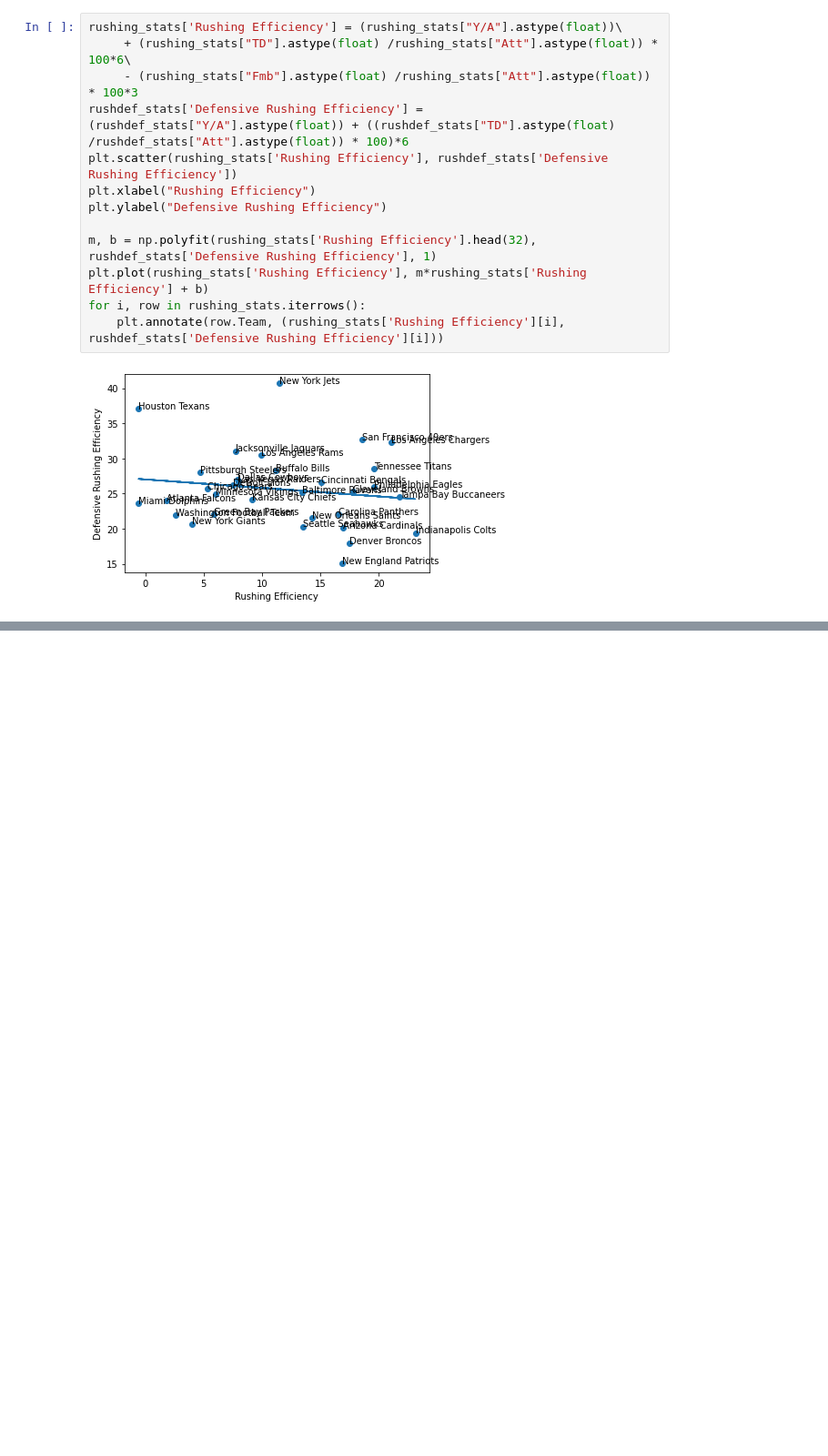
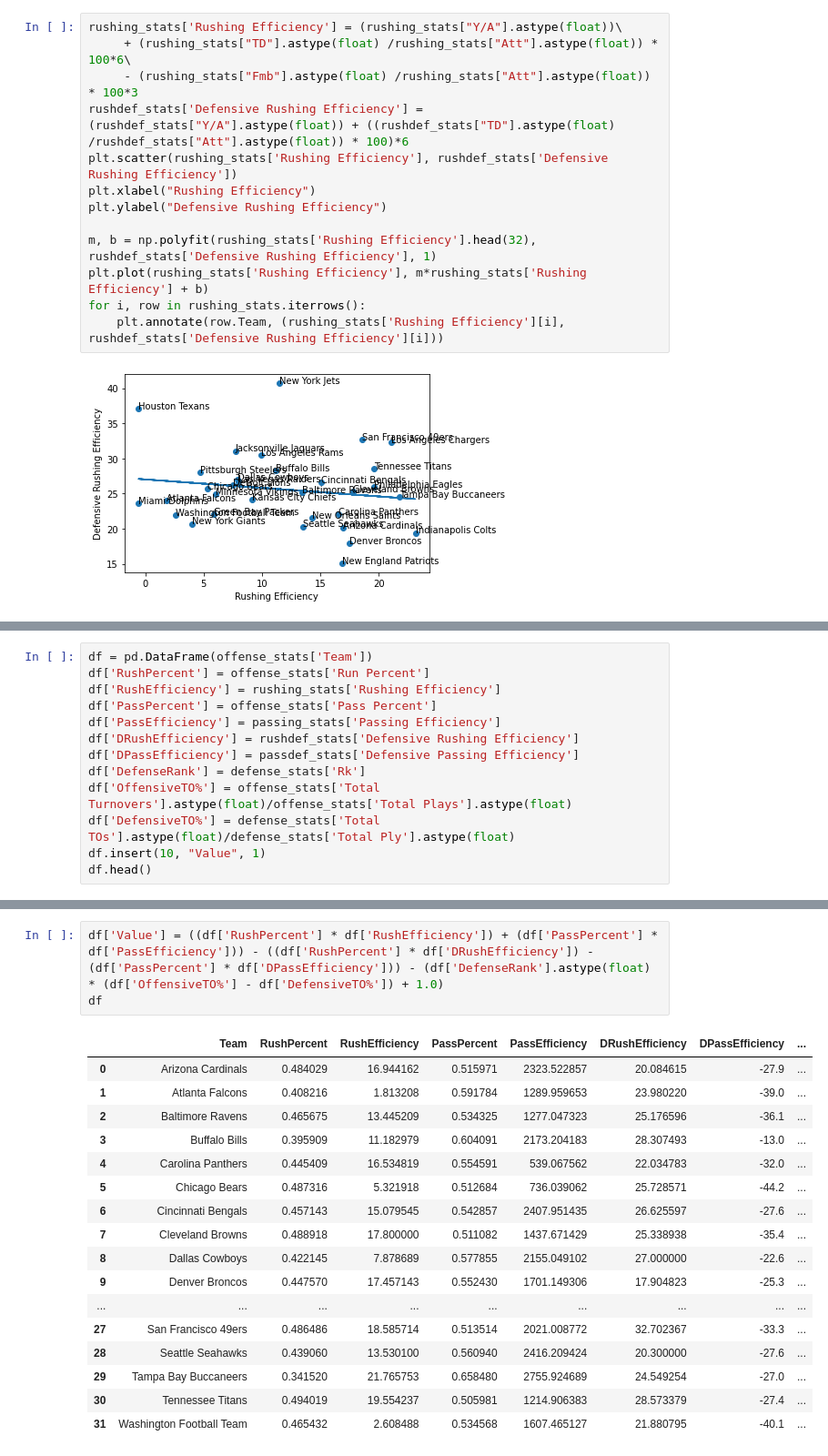
Before and after one commit to RohitPasu/ManILoveFootball, a Jupyter notebook: TVPLEASEWORK.ipynb, the cells around one changed output, grey strips where cells are left out. Shown: that part at 91% size. Saved outputs shown, nothing was run; the diff lists cells and outputs as text; blank space fills up the shorter version.

```diff
--- a/TVPLEASEWORK.ipynb
+++ b/TVPLEASEWORK.ipynb
@@ -213,0 +205,13 @@ df.head()
+# %%
+df = pd.DataFrame(offense_stats['Team'])
+df['RushPercent'] = offense_stats['Run Percent']
+df['RushEfficiency'] = rushing_stats['Rushing Efficiency']
+df['PassPercent'] = offense_stats['Pass Percent']
+df['PassEfficiency'] = passing_stats['Passing Efficiency']
+df['DRushEfficiency'] = rushdef_stats['Defensive Rushing Efficiency']
+df['DPassEfficiency'] = passdef_stats['Defensive Passing Efficiency']
+df['DefenseRank'] = defense_stats['Rk']
+df['OffensiveTO%'] = offense_stats['Total Turnovers'].astype(float)/offense_stats['Total Plays'].astype(float)
+df['DefensiveTO%'] = defense_stats['Total TOs'].astype(float)/defense_stats['Total Ply'].astype(float)
+df.insert(10, "Value", 1)
+df.head()
@@ -213,0 +256,21 @@ df.head()
+# %%
+df['Value'] = ((df['RushPercent'] * df['RushEfficiency']) + (df['PassPercent'] * df['PassEfficiency'])) - ((df['RushPercent'] * df['DRushEfficiency']) - (df['PassPercent'] * df['DPassEfficiency'])) - (df['DefenseRank'].astype(float) * (df['OffensiveTO%'] - df['DefensiveTO%']) + 1.0)
+df
+# %% [output]
+|  | Team | RushPercent | RushEfficiency | PassPercent | PassEfficiency | DRushEfficiency | DPassEfficiency | ... |
+| 0 | Arizona Cardinals | 0.484029 | 16.944162 | 0.515971 | 2323.522857 | 20.084615 | -27.9 | ... |
+| 1 | Atlanta Falcons | 0.408216 | 1.813208 | 0.591784 | 1289.959653 | 23.980220 | -39.0 | ... |
+| 2 | Baltimore Ravens | 0.465675 | 13.445209 | 0.534325 | 1277.047323 | 25.176596 | -36.1 | ... |
+| 3 | Buffalo Bills | 0.395909 | 11.182979 | 0.604091 | 2173.204183 | 28.307493 | -13.0 | ... |
+| 4 | Carolina Panthers | 0.445409 | 16.534819 | 0.554591 | 539.067562 | 22.034783 | -32.0 | ... |
+| 5 | Chicago Bears | 0.487316 | 5.321918 | 0.512684 | 736.039062 | 25.728571 | -44.2 | ... |
+| 6 | Cincinnati Bengals | 0.457143 | 15.079545 | 0.542857 | 2407.951435 | 26.625597 | -27.6 | ... |
+| 7 | Cleveland Browns | 0.488918 | 17.800000 | 0.511082 | 1437.671429 | 25.338938 | -35.4 | ... |
+| 8 | Dallas Cowboys | 0.422145 | 7.878689 | 0.577855 | 2155.049102 | 27.000000 | -22.6 | ... |
+| 9 | Denver Broncos | 0.447570 | 17.457143 | 0.552430 | 1701.149306 | 17.904823 | -25.3 | ... |
+| ... | ... | ... | ... | ... | ... | ... | ... | ... |
+| 27 | San Francisco 49ers | 0.486486 | 18.585714 | 0.513514 | 2021.008772 | 32.702367 | -33.3 | ... |
+| 28 | Seattle Seahawks | 0.439060 | 13.530100 | 0.560940 | 2416.209424 | 20.300000 | -27.6 | ... |
+| 29 | Tampa Bay Buccaneers | 0.341520 | 21.765753 | 0.658480 | 2755.924689 | 24.549254 | -27.0 | ... |
+| 30 | Tennessee Titans | 0.494019 | 19.554237 | 0.505981 | 1214.906383 | 28.573379 | -27.4 | ... |
+| 31 | Washington Football Team | 0.465432 | 2.608488 | 0.534568 | 1607.465127 | 21.880795 | -40.1 | ... |
```
Also changed, not shown: parts of 7 cells of this notebook.
